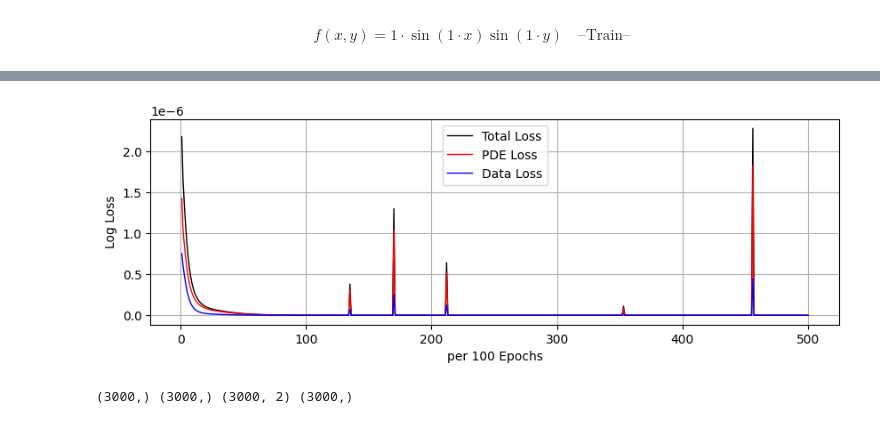
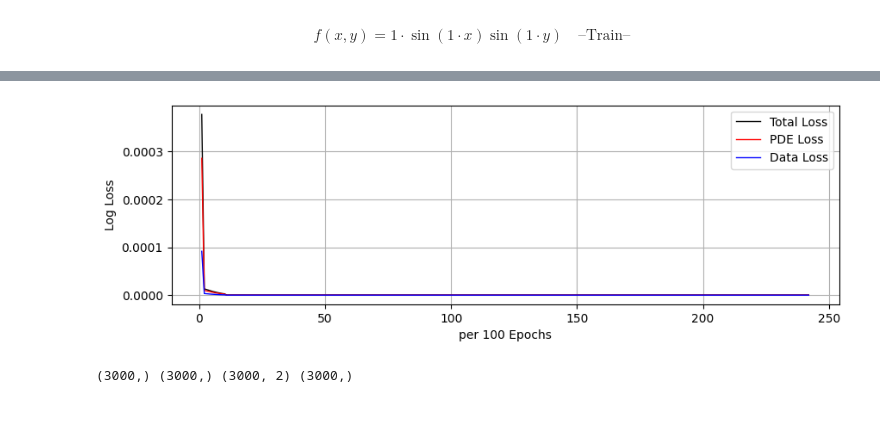
Before and after one commit to komingsu/piml, a Jupyter notebook: Exercise_Alone/f(x,y)=Asin(Bx)sin(Cy)/pre_training.ipynb, the cells around one changed output, grey strips where cells are left out. Saved outputs shown, nothing was run; the diff lists cells and outputs as text; code cells hidden in the pictures.

```diff
--- a/Exercise_Alone/f(x,y)=Asin(Bx)sin(Cy)/pre_training.ipynb
+++ b/Exercise_Alone/f(x,y)=Asin(Bx)sin(Cy)/pre_training.ipynb
@@ -155,10 +155,10 @@ class Net:
     def train(self):
         self.model.train()
         print("train with Adam optimizer")
-        for i in range(50000):
+        for i in range(1000):
             self.adam.step(self.loss_func)
-        # print("train with L-BFGs")
-        # self.optimizer.step(self.loss_func)
+        print("train with L-BFGs")
+        self.optimizer.step(self.loss_func)
 
     def eval_(self):
         self.model.eval()
@@ -207,26 +207,26 @@ it :050000, Data Loss :7.478987915088275e-12,    PDE Loss :9.26756033026166e-11,
 # %%
 plt.figure(figsize=(10,3))
 t_loss = np.log1p(net.total_loss_hist)
 p_loss = np.log1p(net.pde_loss_hist)
 d_loss = np.log1p(net.data_loss_hist)
 epochs = range(1, 1+len(t_loss))
-# xbins = range(0, len(t_loss)+1, 50)
+xbins = range(0, len(t_loss)+1, 50)
 # plt.plot(epochs[:100], t_loss[:100], lw=1,linestyle='-', label='Total Loss', c="k")
 # plt.plot(epochs[:100], p_loss[:100], lw=1,linestyle='-', label='PDE Loss', c="r")
 # plt.plot(epochs[:100], d_loss[:100], lw=1,linestyle='-', label='Data Loss', c="b")
 plt.plot(epochs, t_loss, lw=1,linestyle='-', label='Total Loss', c="k")
 plt.plot(epochs, p_loss, lw=1,linestyle='-', label='PDE Loss', c="r")
 plt.plot(epochs, d_loss, lw=1,linestyle='-', label='Data Loss', c="b")
 plt.legend()
 plt.grid(True)
 # plt.xticks(xbins)
 plt.xlabel('per 100 Epochs')
 plt.ylabel('Log Loss')
 # x, y = epochs[-1], loss[-1]
 # plt.text(x, y, y)
 plt.show()
 # %% [output]
-[figure, old version]
+[figure, new version]
 # %%
 # 데이터 불러오기
 # 데이터에 대해서는 ./make_dataset.ipynb 에서 확인
```
Also changed, not shown: parts of 15 cells of this notebook, 4 other files.
